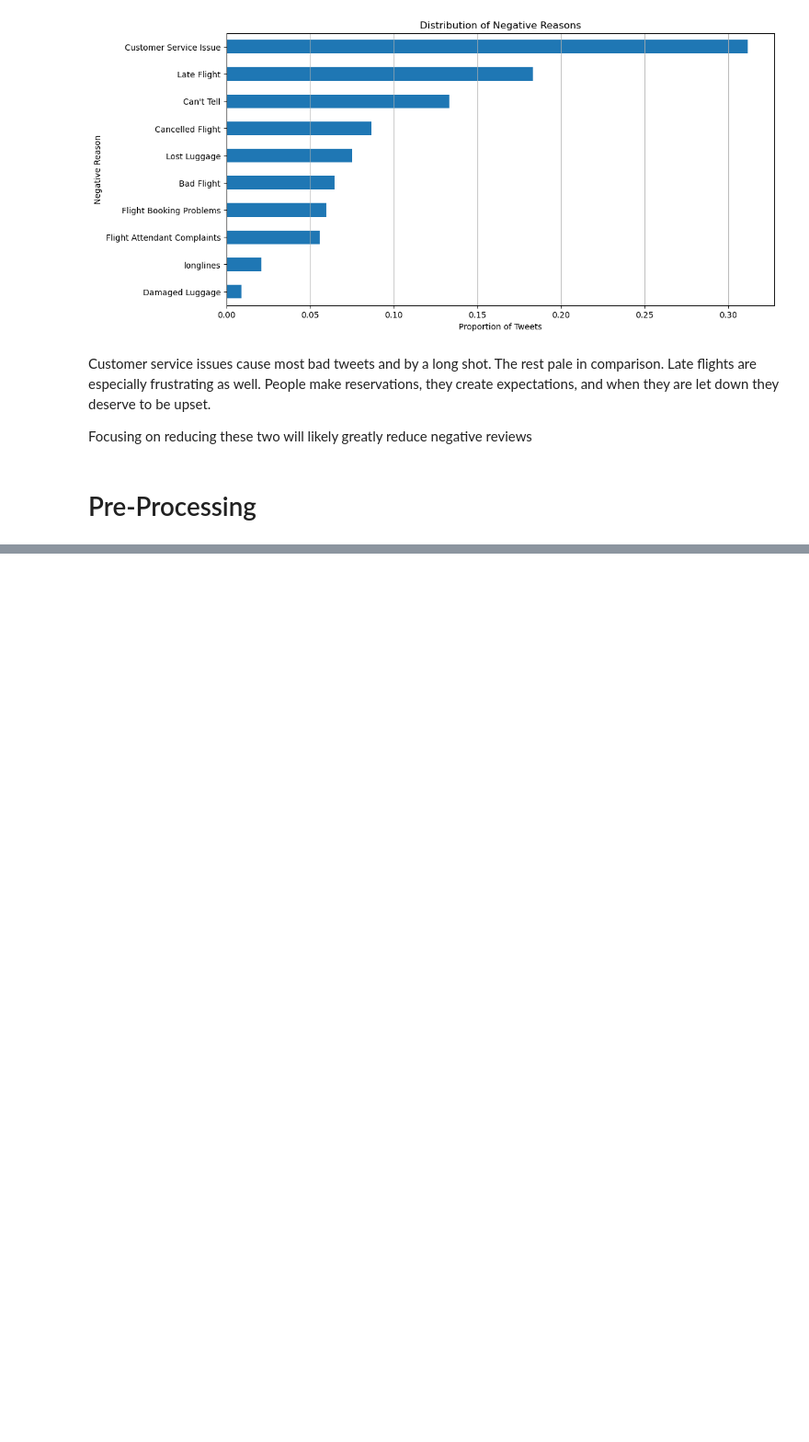
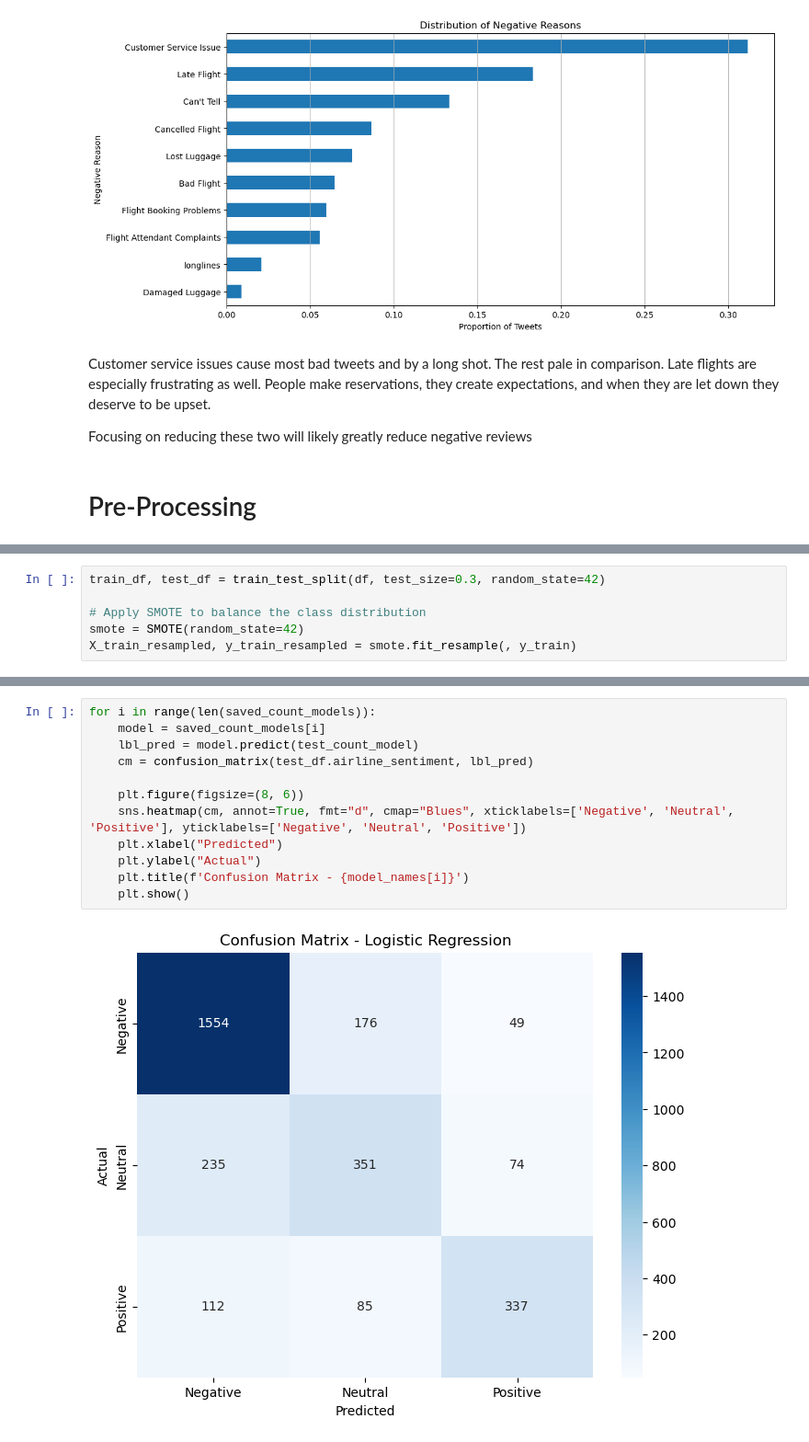
Before and after one commit to fndou05/Airline-User-Sentiment-Analysis, a Jupyter notebook: code/Airline Sentiment Analysis.ipynb, the cells around one changed output, grey strips where cells are left out. Shown at 92% size. Drawn from its saved outputs; the diff is of its cells as text; blank space fills up the shorter version.

```diff
--- a/code/Airline Sentiment Analysis.ipynb
+++ b/code/Airline Sentiment Analysis.ipynb
@@ -362,0 +437,6 @@ Focusing on reducing these two will likely greatly reduce negative reviews
+# %%
+train_df, test_df = train_test_split(df, test_size=0.3, random_state=42)
+
+# Apply SMOTE to balance the class distribution
+smote = SMOTE(random_state=42)
+X_train_resampled, y_train_resampled = smote.fit_resample(, y_train)
@@ -362,0 +766,14 @@ Focusing on reducing these two will likely greatly reduce negative reviews
+# %%
+for i in range(len(saved_count_models)):
+    model = saved_count_models[i]
+    lbl_pred = model.predict(test_count_model)
+    cm = confusion_matrix(test_df.airline_sentiment, lbl_pred)
+
+    plt.figure(figsize=(8, 6))
+    sns.heatmap(cm, annot=True, fmt="d", cmap="Blues", xticklabels=['Negative', 'Neutral', 'Positive'], yticklabels=['Negative', 'Neutral', 'Positive'])
+    plt.xlabel("Predicted")
+    plt.ylabel("Actual")
+    plt.title(f'Confusion Matrix - {model_names[i]}')
+    plt.show()
+# %% [output]
+[figure, added]
```
Also changed, not shown: parts of 23 cells of this notebook.
